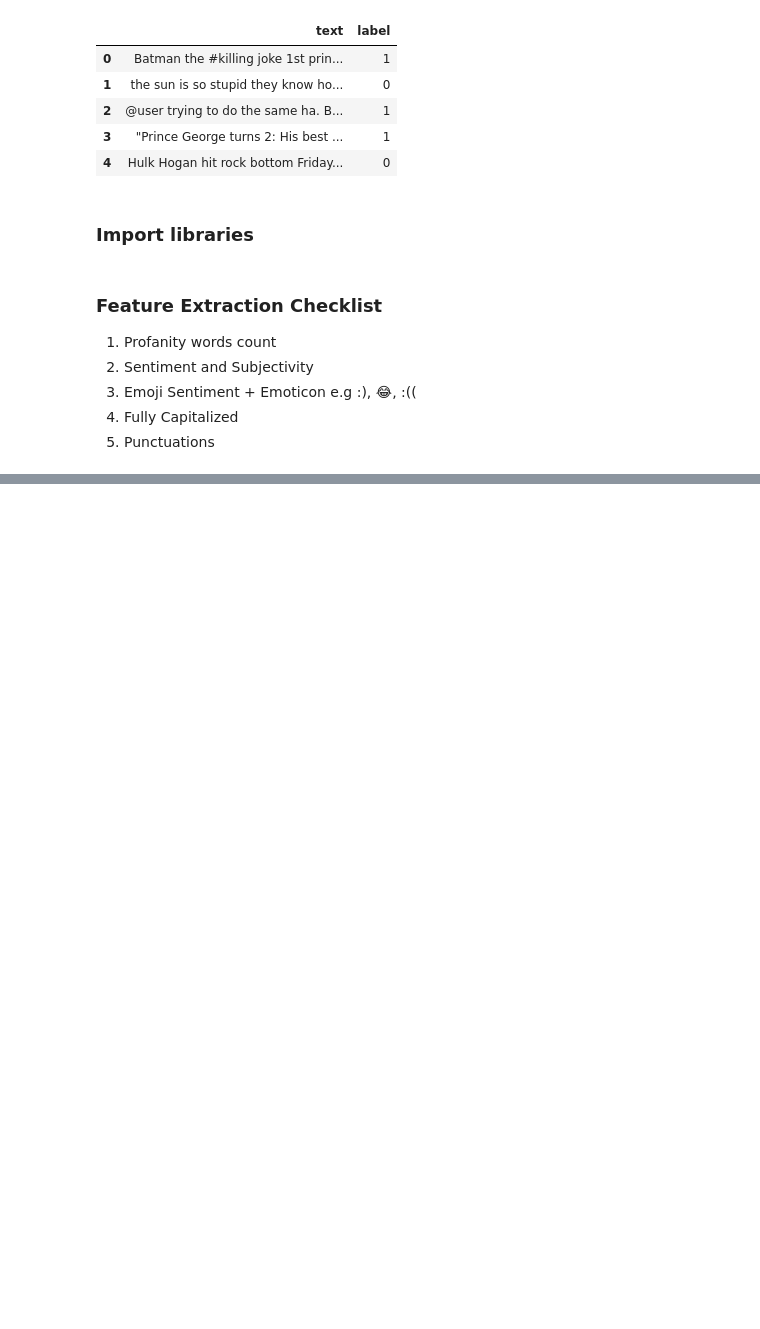
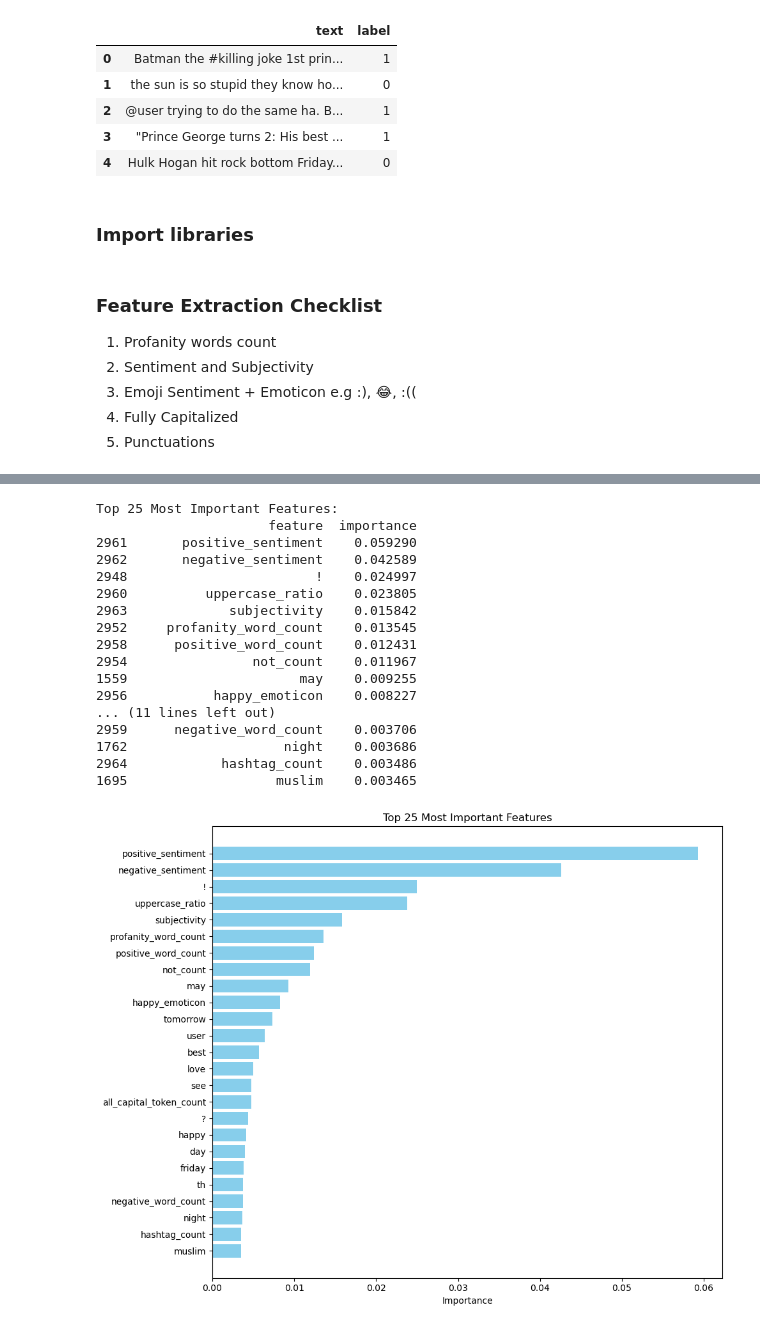
Before and after one commit to seggle01/EPL499-Team-Project-Team5, a Jupyter notebook: src/EPL499 Twitter Sentiment Classification Team 5.ipynb, the cells around one changed output, grey strips where cells are left out. Cells and saved outputs as stored; diff of their text form; code cells hidden in the pictures; blank space fills up the shorter version.

Commit message:
Model testing with extra features

```diff
--- a/src/EPL499 Twitter Sentiment Classification Team 5.ipynb
+++ b/src/EPL499 Twitter Sentiment Classification Team 5.ipynb
@@ -25,6 +25,9 @@ df_train.head(5)
 # %%
 import re
 import string
+import json
+import emoji
+import spacy
 from tqdm import tqdm
 from textblob import TextBlob
 from sklearn.linear_model import SGDClassifier
@@ -32,13 +35,18 @@ from sklearn.metrics import classification_report
 from sklearn.feature_extraction.text import TfidfVectorizer
 from sklearn.preprocessing import StandardScaler
 from sklearn.decomposition import TruncatedSVD
+from sklearn.ensemble import RandomForestClassifier
+import matplotlib.pyplot as plt
+import seaborn as sns
 from pre_processing import *
+
+nlp = spacy.load("en_core_web_sm")
 # %%
 with open('../data/profanity.txt', 'r') as f:
     profanity_words = f.readlines()
 profanity_words = [s.strip() for s in profanity_words]
 # %%
-punct_list = ['!','#','@']
+punct_list = ['!','#','@','?']
 # %% [markdown]
 ### Feature Extraction Checklist
 
@@ -341,8 +409,8 @@ y_test = df_test['label']
 model = SGDClassifier(
     loss='log_loss',
     learning_rate='adaptive',
-    max_iter=1000,
-    eta0=0.01,
+    max_iter=5000,
+    eta0=0.1,
     random_state=RANDOM_STATE
 )
 
@@ -379,0 +469,60 @@ print(analyze_sentiment_no_neutral(text))
+# %%
+# Train a Random Forest on your features
+model_rf = RandomForestClassifier(n_estimators=100, random_state=RANDOM_STATE)
+model_rf.fit(X_train_final, y_train)
+# Get feature importances
+feature_importances = pd.DataFrame({
+    'feature': X_train_final.columns,
+    'importance': model_rf.feature_importances_
+})
+
+# Sort by importance
+feature_importances = feature_importances.sort_values('importance', ascending=False)
+
+# Display top 25 features
+print("\nTop 25 Most Important Features:")
+print(feature_importances.head(25))
+
+# Plot top 25 features
+plt.figure(figsize=(10, 8))
+top_25 = feature_importances.head(25)
+plt.barh(range(len(top_25)), top_25['importance'].values,color='skyblue')
+plt.yticks(range(len(top_25)), top_25['feature'].values)
+plt.xlabel('Importance')
+plt.title('Top 25 Most Important Features')
+plt.gca().invert_yaxis()
+plt.tight_layout()
+plt.show()
+
+
+from sklearn.metrics import confusion_matrix
+import matplotlib.pyplot as plt
+import seaborn as sns
+
+cm = confusion_matrix(y_test, y_pred)
+
+plt.figure(figsize=(8, 6))
+sns.heatmap(cm, annot=True, fmt='d', cmap='Blues', xticklabels=['Negative', 'Positive'], yticklabels=['Negative', 'Positive'])
+plt.xlabel('Predicted')
+plt.ylabel('Actual')
+plt.title('Confusion Matrix')
+plt.show()
+# %% [output]
+Top 25 Most Important Features:
+                      feature  importance
+2961       positive_sentiment    0.059290
+2962       negative_sentiment    0.042589
+2948                        !    0.024997
+2960          uppercase_ratio    0.023805
+2963             subjectivity    0.015842
+2952     profanity_word_count    0.013545
+2958      positive_word_count    0.012431
+2954                not_count    0.011967
+1559                      may    0.009255
+2956           happy_emoticon    0.008227
+... (11 lines left out)
+2959      negative_word_count    0.003706
+1762                    night    0.003686
+2964            hashtag_count    0.003486
+1695                   muslim    0.003465
+[figure, added]
```
Also changed, not shown: parts of 9 cells of this notebook, 1 other file.
